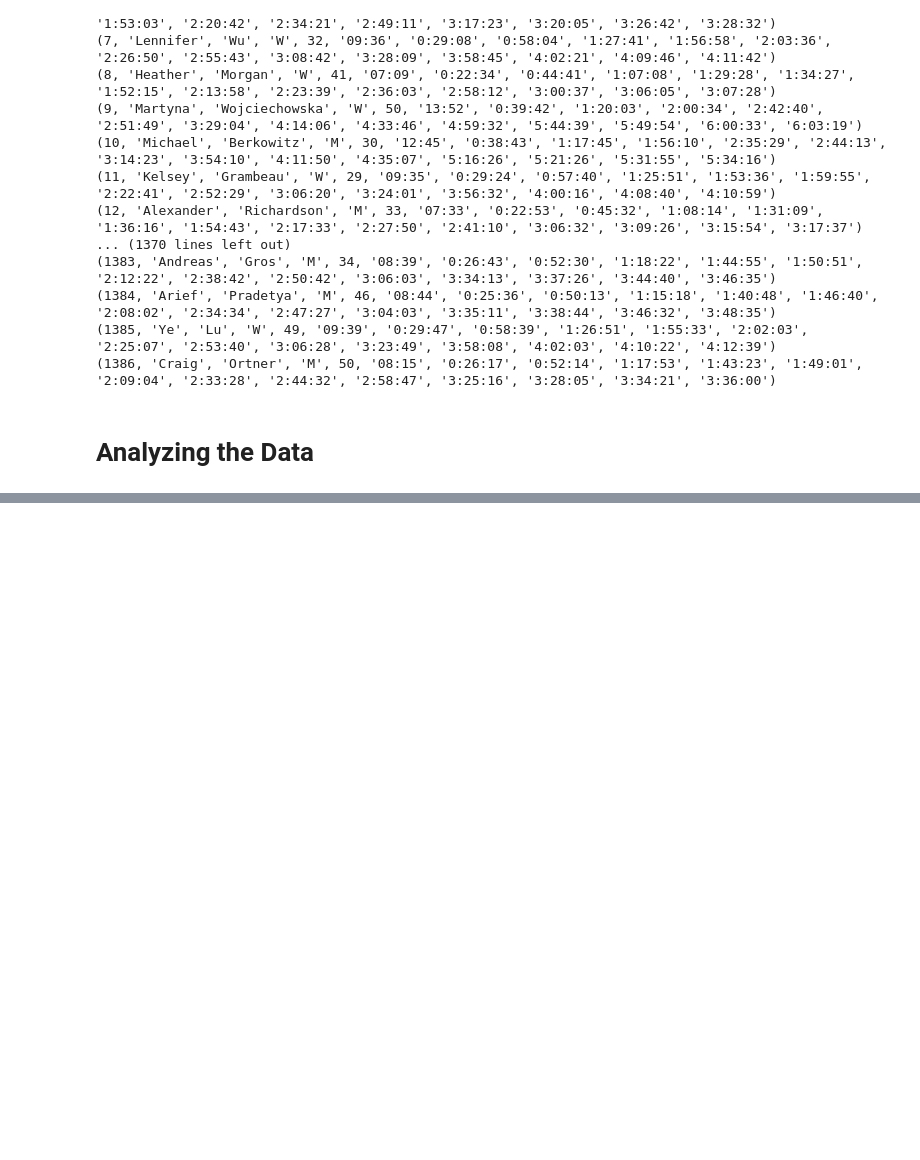
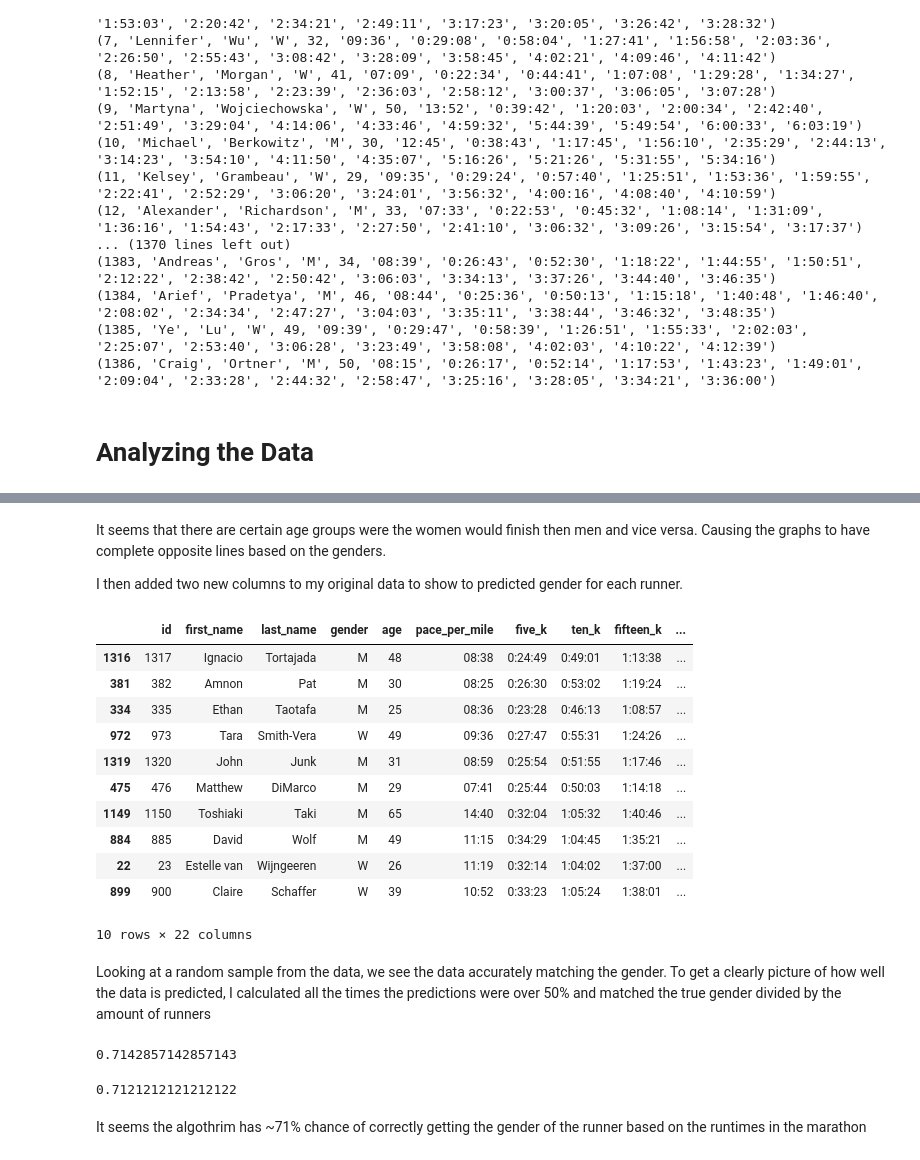
Before and after one commit to anastai99/2024-NYC-Marathon-Analysis, a Jupyter notebook: Marathon-Analysis.ipynb, the cells around one changed output, grey strips where cells are left out. Saved outputs shown, nothing was run; the diff lists cells and outputs as text; code cells hidden in the pictures; blank space fills up the shorter version.

```diff
--- a/Marathon-Analysis.ipynb
+++ b/Marathon-Analysis.ipynb
@@ -204,0 +295,33 @@ No artists with labels found to put in legend.  Note that artists whose label st
+# %% [markdown]
+It seems that there are certain age groups were the women would finish then men and vice versa. Causing the graphs to have complete opposite lines based on the genders.
+
+I then added two new columns to my original data to show to predicted gender for each runner.
+# %%
+df["prob_F"] = predictor_f(df["tot_minutes"],df["age"])
+df["prob_M"] = predictor_m(df["tot_minutes"],df["age"])
+df.sample(10)
+# %% [output]
+|  | id | first_name | last_name | gender | age | pace_per_mile | five_k | ten_k | fifteen_k | ... |
+| 1316 | 1317 | Ignacio | Tortajada | M | 48 | 08:38 | 0:24:49 | 0:49:01 | 1:13:38 | ... |
+| 381 | 382 | Amnon | Pat | M | 30 | 08:25 | 0:26:30 | 0:53:02 | 1:19:24 | ... |
+| 334 | 335 | Ethan | Taotafa | M | 25 | 08:36 | 0:23:28 | 0:46:13 | 1:08:57 | ... |
+| 972 | 973 | Tara | Smith-Vera | W | 49 | 09:36 | 0:27:47 | 0:55:31 | 1:24:26 | ... |
+| 1319 | 1320 | John | Junk | M | 31 | 08:59 | 0:25:54 | 0:51:55 | 1:17:46 | ... |
+| 475 | 476 | Matthew | DiMarco | M | 29 | 07:41 | 0:25:44 | 0:50:03 | 1:14:18 | ... |
+| 1149 | 1150 | Toshiaki | Taki | M | 65 | 14:40 | 0:32:04 | 1:05:32 | 1:40:46 | ... |
+| 884 | 885 | David | Wolf | M | 49 | 11:15 | 0:34:29 | 1:04:45 | 1:35:21 | ... |
+| 22 | 23 | Estelle van | Wijngeeren | W | 26 | 11:19 | 0:32:14 | 1:04:02 | 1:37:00 | ... |
+| 899 | 900 | Claire | Schaffer | W | 39 | 10:52 | 0:33:23 | 1:05:24 | 1:38:01 | ... |
+10 rows × 22 columns
+# %% [markdown]
+Looking at a random sample from the data, we see the data accurately matching the gender. To get a clearly picture of how well the data is predicted, I calculated all the times the predictions were over 50% and matched the true gender divided by the amount of runners
+# %%
+sum((df["prob_F"] >= 0.5) == (df["gender"] == "W"))/len(df)
+# %% [output]
+0.7142857142857143
+# %%
+sum((df["prob_M"] >= 0.5) == (df["gender"] == "M"))/len(df)
+# %% [output]
+0.7121212121212122
+# %% [markdown]
+It seems the algothrim has ~71% chance of correctly getting the gender of the runner based on the runtimes in the marathon
```
Also changed, not shown: parts of 10 cells of this notebook, 1 other file.
